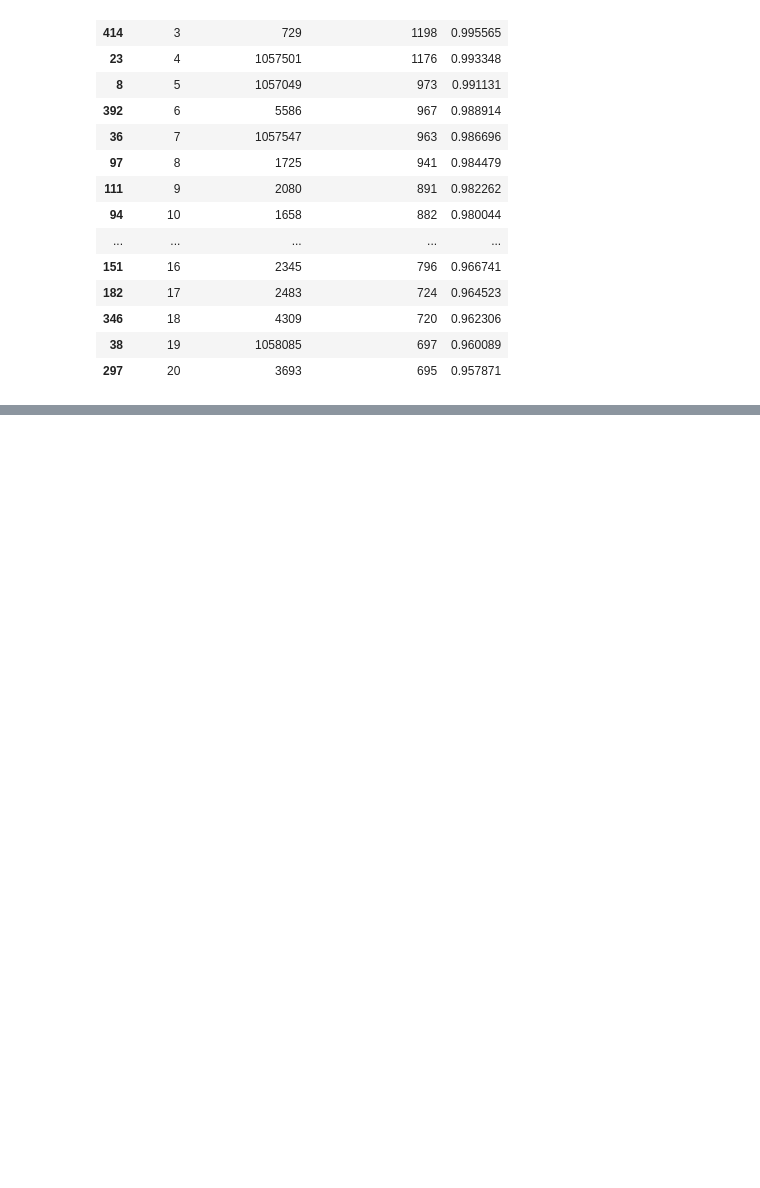
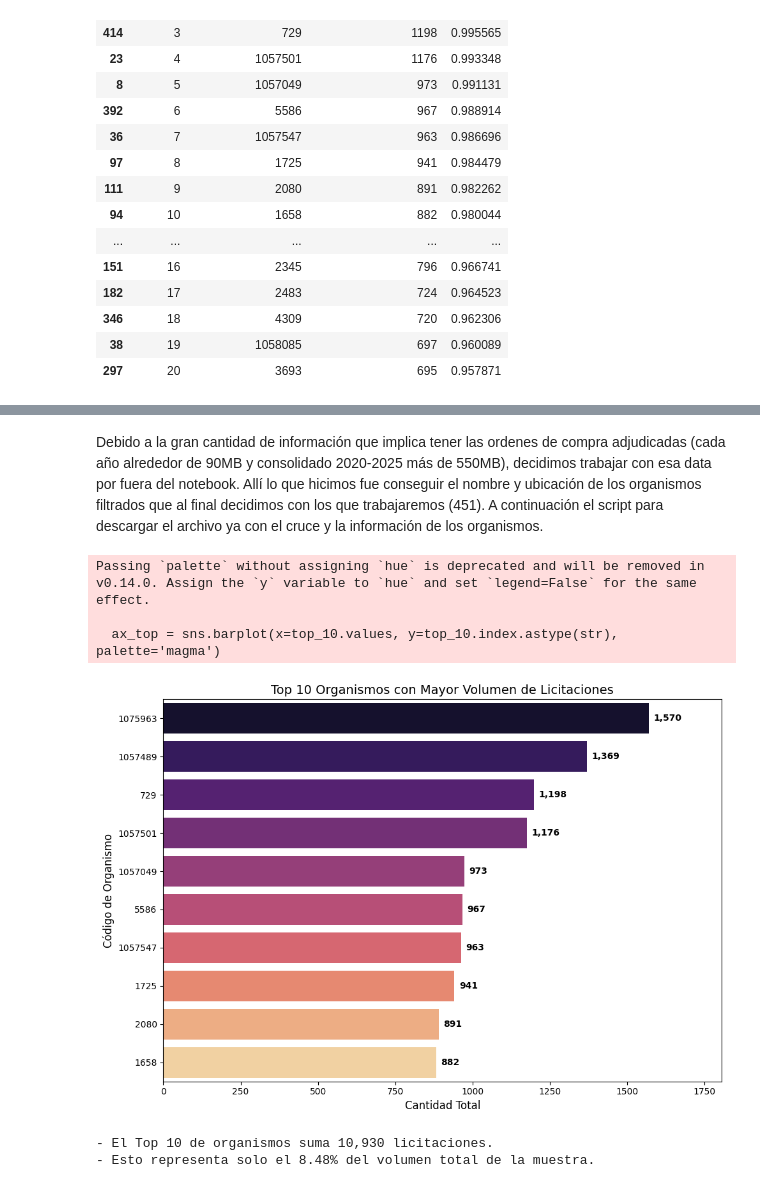
Before and after one commit to Fablop84/practica_final_condores, a Jupyter notebook: Scripts/proyecto_final_condores.ipynb, the cells around one changed output, grey strips where cells are left out. Drawn from its saved outputs; the diff is of its cells as text; code cells hidden in the pictures; blank space fills up the shorter version.

Commit message:
Actualizando notebook hasta conclusiones finales

```diff
--- a/Scripts/proyecto_final_condores.ipynb
+++ b/Scripts/proyecto_final_condores.ipynb
@@ -727,0 +890,42 @@ display(df_ranking.head(20))
+# %% [markdown]
+Debido a la gran cantidad de información que implica tener las ordenes de compra adjudicadas (cada año alrededor de 90MB y consolidado 2020-2025 más de 550MB), decidimos trabajar con esa data por fuera del notebook. Allí lo que hicimos fue conseguir el nombre y ubicación de los organismos filtrados que al final decidimos con los que trabajaremos (451).
+A continuación el script para descargar el archivo ya con el cruce y la información de los organismos.
+# %%
+plt.figure(figsize=(10, 7))
+top_10 = df_filtrado['codigo_organismo'].value_counts().head(10)
+
+# Crear el gráfico de barras horizontales
+ax_top = sns.barplot(x=top_10.values, y=top_10.index.astype(str), palette='magma')
+
+# Añadir etiquetas a la derecha de cada barra
+for i, v in enumerate(top_10.values):
+    ax_top.text(v + (top_10.max() * 0.01), i, # Posición X un poco a la derecha del final de la barra
+                format(v, ',.0f'),
+                va='center', fontsize=10, fontweight='bold')
+
+plt.title('Top 10 Organismos con Mayor Volumen de Licitaciones', fontsize=14)
+plt.xlabel('Cantidad Total', fontsize=12)
+plt.ylabel('Código de Organismo', fontsize=12)
+plt.xlim(0, top_10.max() * 1.15) # Espacio a la derecha para los números
+plt.tight_layout()
+plt.show()
+# %% [output]
+Passing `palette` without assigning `hue` is deprecated and will be removed in v0.14.0. Assign the `y` variable to `hue` and set `legend=False` for the same effect.
+
+  ax_top = sns.barplot(x=top_10.values, y=top_10.index.astype(str), palette='magma')
+[figure, added]
+# %%
+# 1. Preparar el Top 10 y su peso relativo
+top_10 = df_filtrado['codigo_organismo'].value_counts().head(10).reset_index()
+top_10.columns = ['Organismo', 'Cantidad']
+total_general = len(df_filtrado)
+
+# 2. Cálculo de representatividad
+suma_top_10 = top_10['Cantidad'].sum()
+porcentaje = (suma_top_10 / total_general) * 100
+
+print(f"- El Top 10 de organismos suma {suma_top_10:,} licitaciones.")
+print(f"- Esto representa solo el {porcentaje:.2f}% del volumen total de la muestra.")
+# %% [output]
+- El Top 10 de organismos suma 10,930 licitaciones.
+- Esto representa solo el 8.48% del volumen total de la muestra.
```
Also changed, not shown: parts of 210 cells of this notebook.
